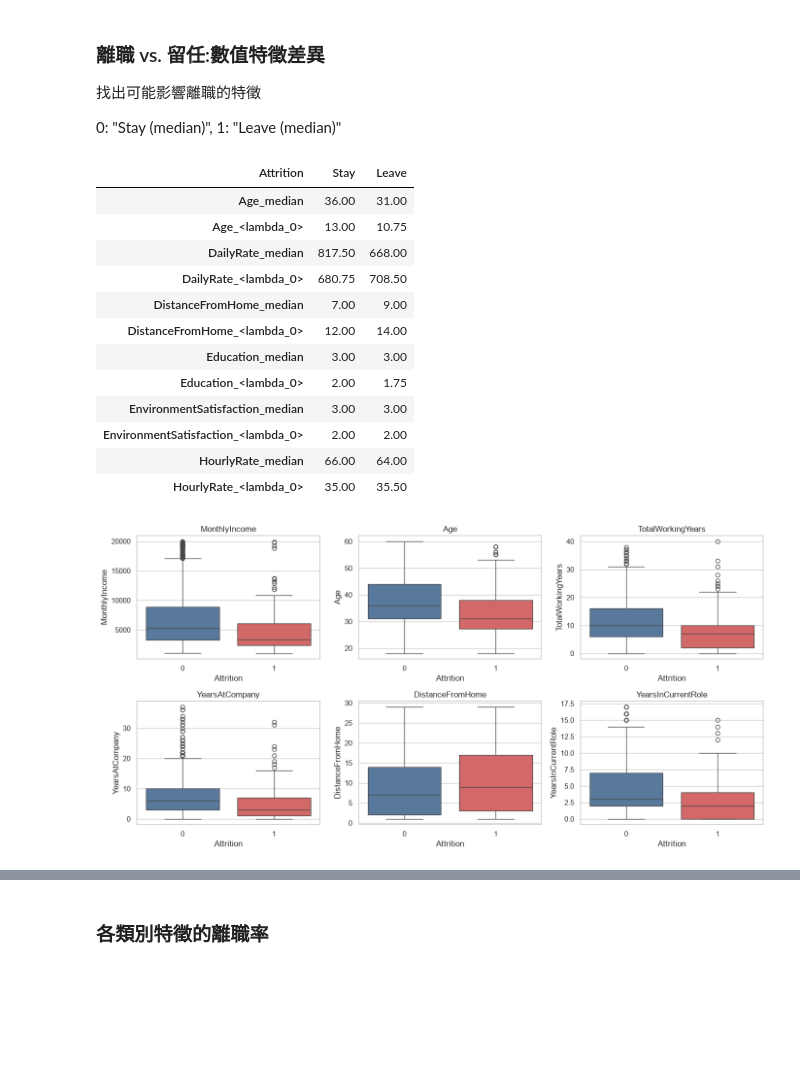
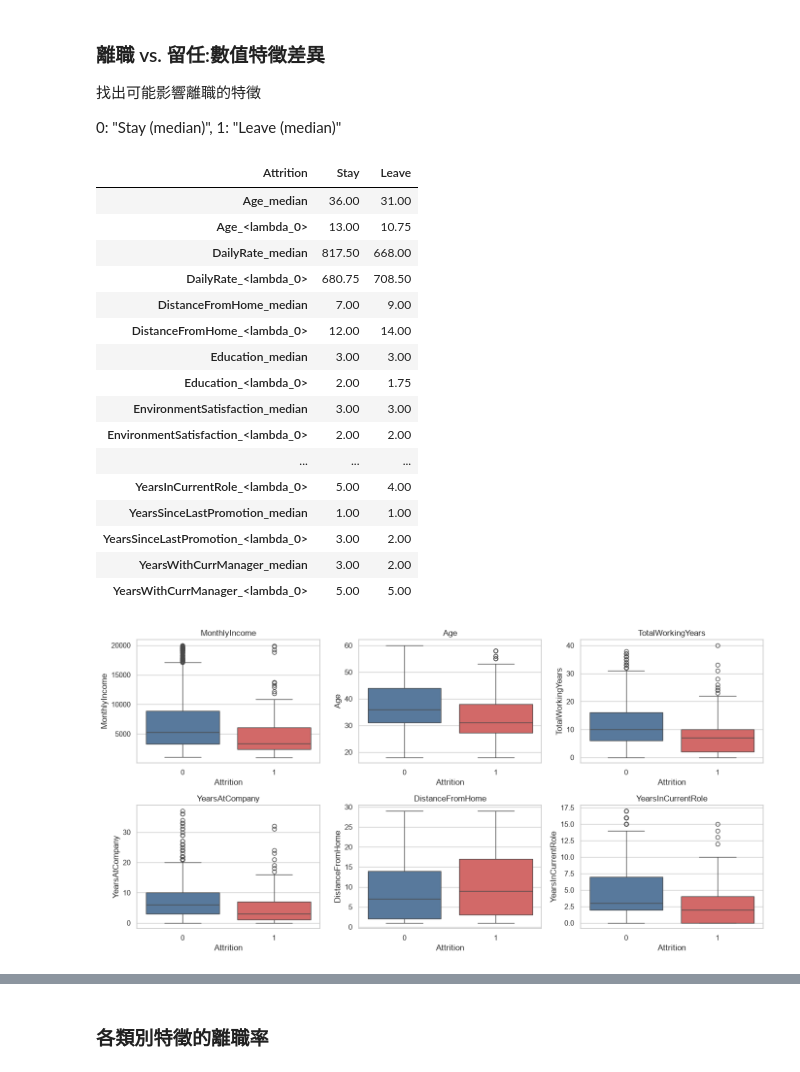
Before and after one commit to 1syuju/data_science_final_project, a Jupyter notebook: eda.ipynb, the cells around one changed output, grey strips where cells are left out. Saved outputs shown, nothing was run; the diff lists cells and outputs as text; code cells hidden in the pictures; blank space fills up the shorter version.

```diff
--- a/eda.ipynb
+++ b/eda.ipynb
@@ -119,32 +120,36 @@ print("偏態較高的數值特徵僅供觀察，模型不進行 log 轉換。")
 # %%
 summary = train.groupby("Attrition")[num_cols].agg(["median", lambda s: s.quantile(.75) - s.quantile(.25)])
 summary.columns = [f"{c}_{stat}" for c, stat in summary.columns]
 summary = summary.T.rename(columns={0: "Stay", 1: "Leave"})
 summary[["Stay", "Leave"]] = summary[["Stay", "Leave"]].round(2)
-display(summary.head(12))
+display(summary)
 
 show = ["MonthlyIncome", "Age", "TotalWorkingYears", "YearsAtCompany", "DistanceFromHome", "YearsInCurrentRole"]
 fig, axes = plt.subplots(2, 3, figsize=(14, 7))
 for ax, c in zip(axes.ravel(), show):
     sns.boxplot(data=train, x="Attrition", y=c, hue="Attrition", legend=False, ax=ax, palette=["#4c78a8", "#e45756"]); ax.set_title(c)
 
 plt.tight_layout()
 plt.savefig(FIG / "numeric_by_attrition.png", dpi=150)
 plt.show()
 # %% [output]
 | Attrition | Stay | Leave |
 | Age_median | 36.00 | 31.00 |
 | Age_<lambda_0> | 13.00 | 10.75 |
 | DailyRate_median | 817.50 | 668.00 |
 | DailyRate_<lambda_0> | 680.75 | 708.50 |
 | DistanceFromHome_median | 7.00 | 9.00 |
 | DistanceFromHome_<lambda_0> | 12.00 | 14.00 |
 | Education_median | 3.00 | 3.00 |
 | Education_<lambda_0> | 2.00 | 1.75 |
 | EnvironmentSatisfaction_median | 3.00 | 3.00 |
 | EnvironmentSatisfaction_<lambda_0> | 2.00 | 2.00 |
-| HourlyRate_median | 66.00 | 64.00 |
-| HourlyRate_<lambda_0> | 35.00 | 35.50 |
+| ... | ... | ... |
+| YearsInCurrentRole_<lambda_0> | 5.00 | 4.00 |
+| YearsSinceLastPromotion_median | 1.00 | 1.00 |
+| YearsSinceLastPromotion_<lambda_0> | 3.00 | 2.00 |
+| YearsWithCurrManager_median | 3.00 | 2.00 |
+| YearsWithCurrManager_<lambda_0> | 5.00 | 5.00 |
 [figure]
 # %% [markdown]
 
```
Also changed, not shown: parts of 8 cells of this notebook, 2 other files.
